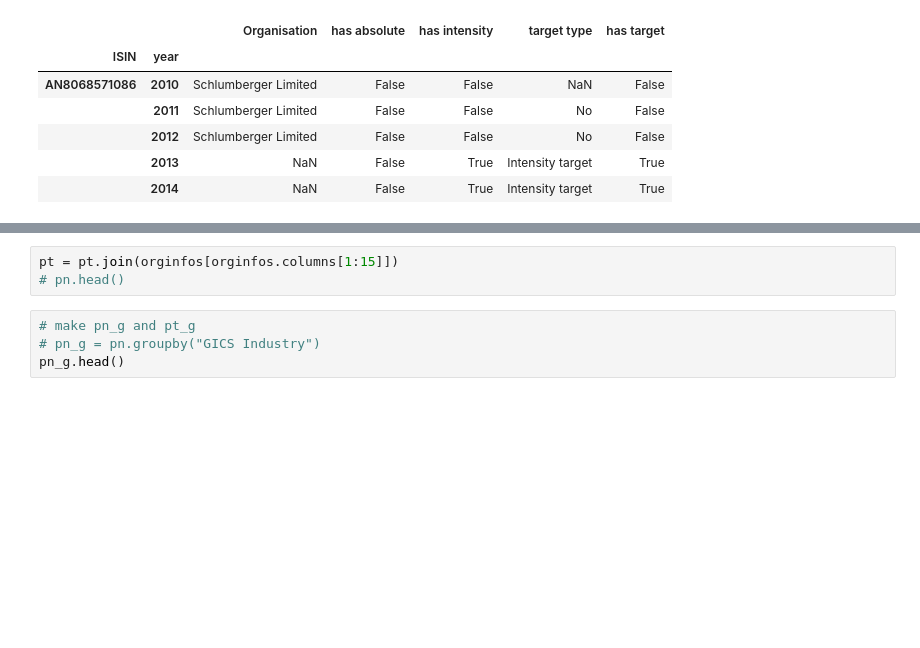
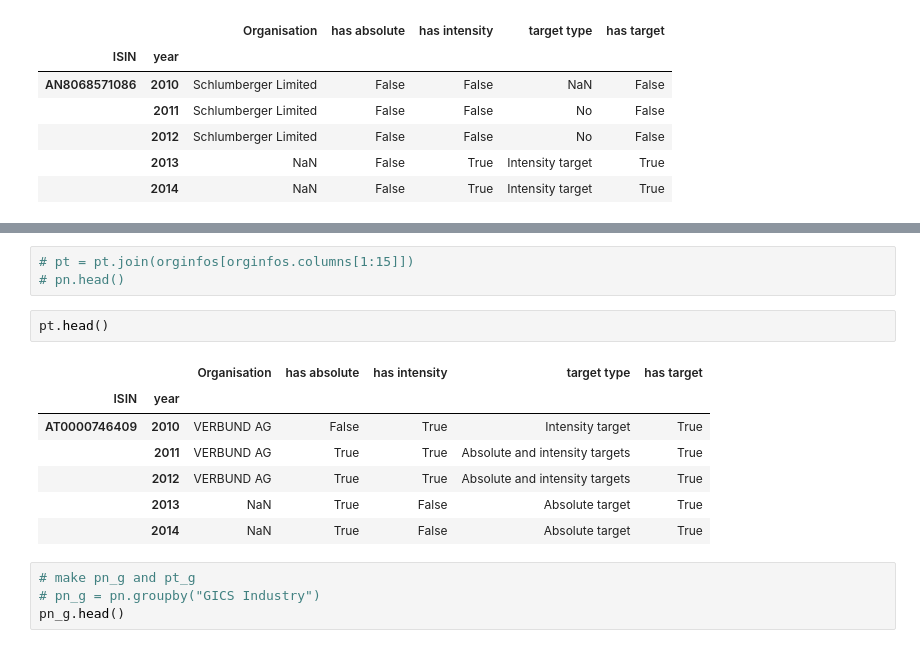
Before and after one commit to mirthbottle/ghg, a Jupyter notebook: compare companies.ipynb, the cells around one changed output, grey strips where cells are left out. Cells and saved outputs as stored; diff of their text form; blank space fills up the shorter version.

```diff
--- a/compare companies.ipynb
+++ b/compare companies.ipynb
@@ -52,6 +75,16 @@ pt, pn = tm.get_companies_by_target(targets)
 # %%
-pt = pt.join(orginfos[orginfos.columns[1:15]])
+# pt = pt.join(orginfos[orginfos.columns[1:15]])
 # pn.head()
+# %%
+pt.head()
+# %% [output]
+|  |  | Organisation | has absolute | has intensity | target type | has target |
+| ISIN | year |  |  |  |  |  |
+| AT0000746409 | 2010 | VERBUND AG | False | True | Intensity target | True |
+|  | 2011 | VERBUND AG | True | True | Absolute and intensity targets | True |
+|  | 2012 | VERBUND AG | True | True | Absolute and intensity targets | True |
+|  | 2013 | NaN | True | False | Absolute target | True |
+|  | 2014 | NaN | True | False | Absolute target | True |
 # %%
 # make pn_g and pt_g
 # pn_g = pn.groupby("GICS Industry")
```
Also changed, not shown: parts of 9 cells of this notebook, 2 other files.
